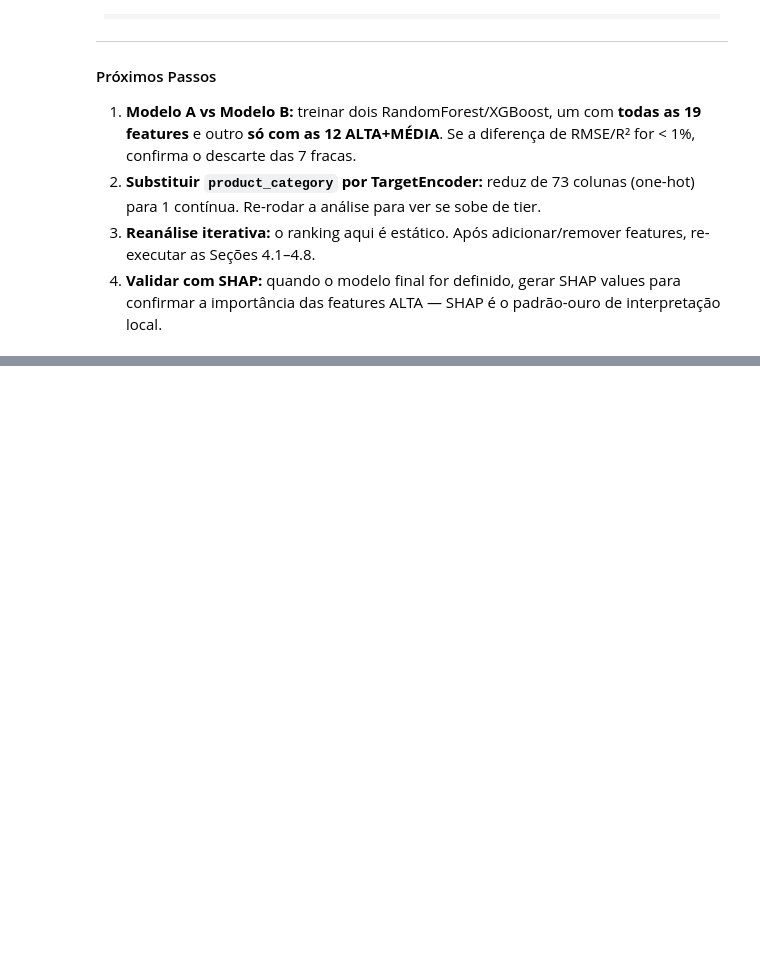
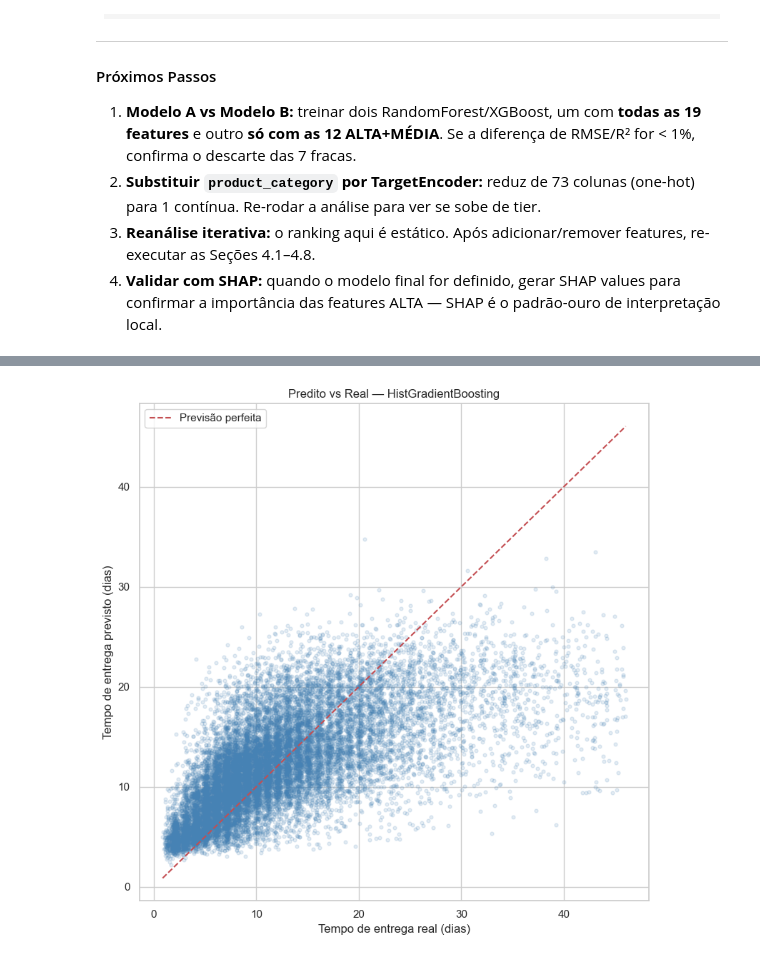
Before and after one commit to Overkillas/olist-delivery-time-prediction, a Jupyter notebook: olist_delivery_time_prediction.ipynb, the cells around one changed output, grey strips where cells are left out. Cells and saved outputs as stored; diff of their text form; code cells hidden in the pictures; blank space fills up the shorter version.

```diff
--- a/olist_delivery_time_prediction.ipynb
+++ b/olist_delivery_time_prediction.ipynb
@@ -1475,0 +1750,10 @@ A análise de correlação entre features identificou os seguintes pares candida
+# %%
+# === Seção 5.8 — Modelo 4: HistGradientBoosting (Ensemble Boosting) ===
+# Boosting de árvores com binning de histogramas. Muito rápido em ~100k linhas e
+# costuma entregar a melhor performance em regressão tabular.
+
+pipe_hgb = Pipeline([
+    ("prep", preprocessor),
+    ("model", HistGradientBoostingRegressor(random_state=SEED)),
+])
+print("Pipeline do HistGradientBoosting construído.")
@@ -1475,0 +1930,14 @@ A análise de correlação entre features identificou os seguintes pares candida
+# %%
+# === Seção 6.4 — Seleção do Modelo Final ===
+# Pega o modelo de menor RMSE no teste como modelo final.
+
+nome_final = bench_df.index[0]
+modelo_final = modelos_avaliados[nome_final]
+metricas_final = bench_df.loc[nome_final]
+
+print(f"\nModelo final escolhido: {nome_final}")
+print(f"  RMSE = {metricas_final['RMSE']:.4f} dias")
+print(f"  MAE  = {metricas_final['MAE']:.4f} dias")
+print(f"  R²   = {metricas_final['R2']:.4f}")
+print(f"\nJustificativa: menor RMSE entre os modelos testados, batendo o baseline")
+print(f"em {resultados_cv['Baseline (Dummy)'] - metricas_final['RMSE']:.2f} dias de RMSE.")
@@ -1475,0 +1952,19 @@ A análise de correlação entre features identificou os seguintes pares candida
+# %%
+# === Seção 6.5 — Diagnóstico: Predito vs Real ===
+# Scatter com linha de 45°. Pontos próximos da linha = previsões boas.
+
+y_pred = modelo_final.predict(X_test)
+
+plt.figure(figsize=(8, 8))
+plt.scatter(y_test, y_pred, alpha=0.15, s=12, color="steelblue")
+lim_min = float(min(y_test.min(), y_pred.min()))
+lim_max = float(max(y_test.max(), y_pred.max()))
+plt.plot([lim_min, lim_max], [lim_min, lim_max], "r--", linewidth=1.5, label="Previsão perfeita")
+plt.xlabel("Tempo de entrega real (dias)")
+plt.ylabel("Tempo de entrega previsto (dias)")
+plt.title(f"Predito vs Real — {nome_final}")
+plt.legend()
+plt.tight_layout()
+plt.show()
+# %% [output]
+[figure, added]
```
Also changed, not shown: parts of 28 cells of this notebook, 2 other files.
